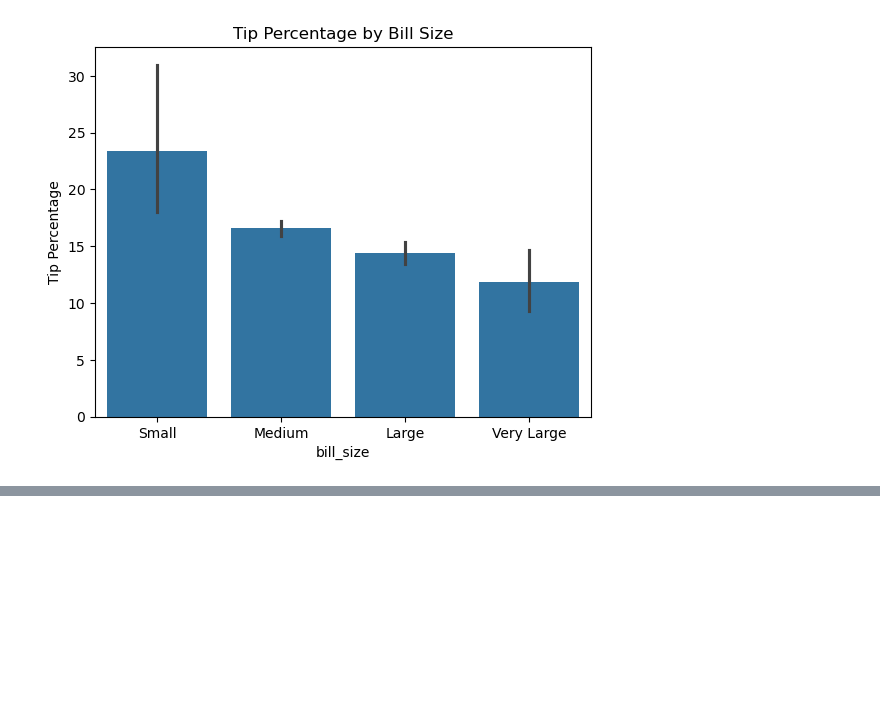
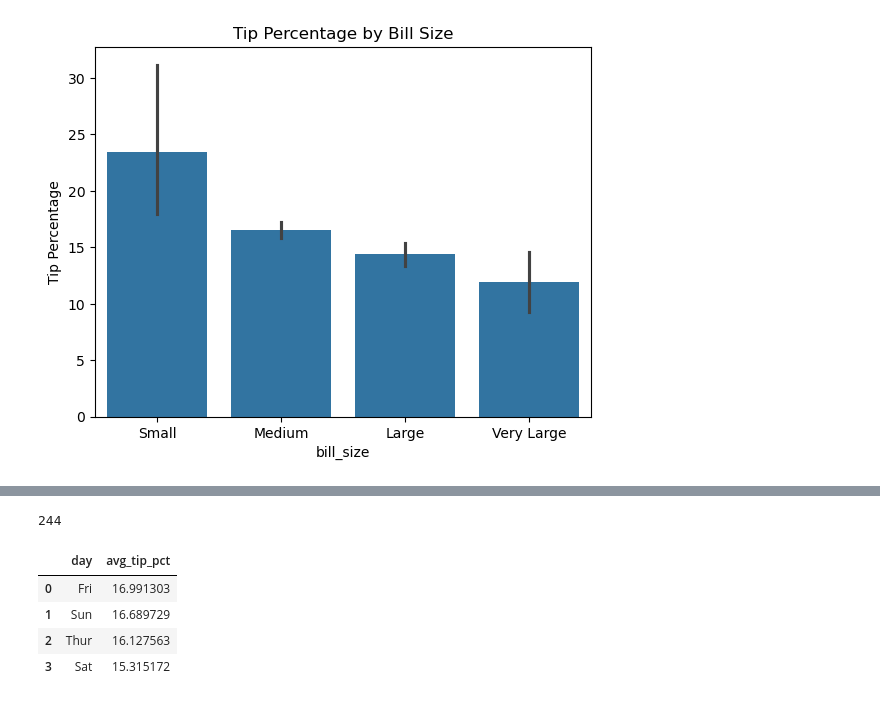
Before and after one commit to shaunagbaje/data-analytics-training, a Jupyter notebook: pandas_intro.ipynb, the cells around one changed output, grey strips where cells are left out. Drawn from its saved outputs; the diff is of its cells as text; code cells hidden in the pictures; blank space fills up the shorter version.

```diff
--- a/pandas_intro.ipynb
+++ b/pandas_intro.ipynb
@@ -483,0 +501,4 @@ Text(0, 0.5, 'Tip Percentage')
+# %%
+df.to_sql("tips", conn, if_exists="replace", index=False)
+# %% [output]
+244
@@ -483,0 +512,9 @@ Text(0, 0.5, 'Tip Percentage')
+# %%
+sql_df = pd.read_sql(query, conn)
+sql_df
+# %% [output]
+|  | day | avg_tip_pct |
+| 0 | Fri | 16.991303 |
+| 1 | Sun | 16.689729 |
+| 2 | Thur | 16.127563 |
+| 3 | Sat | 15.315172 |
```
Also changed, not shown: parts of 9 cells of this notebook.
